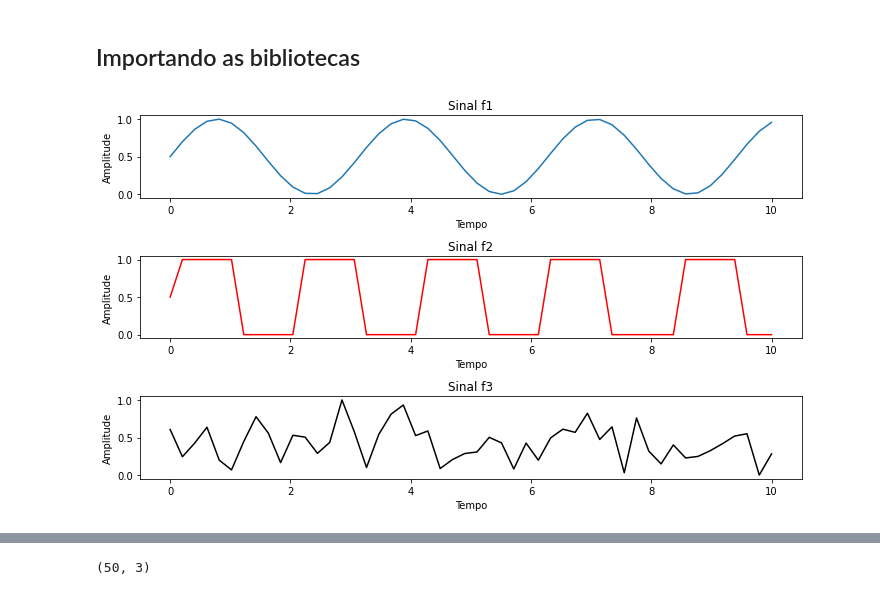
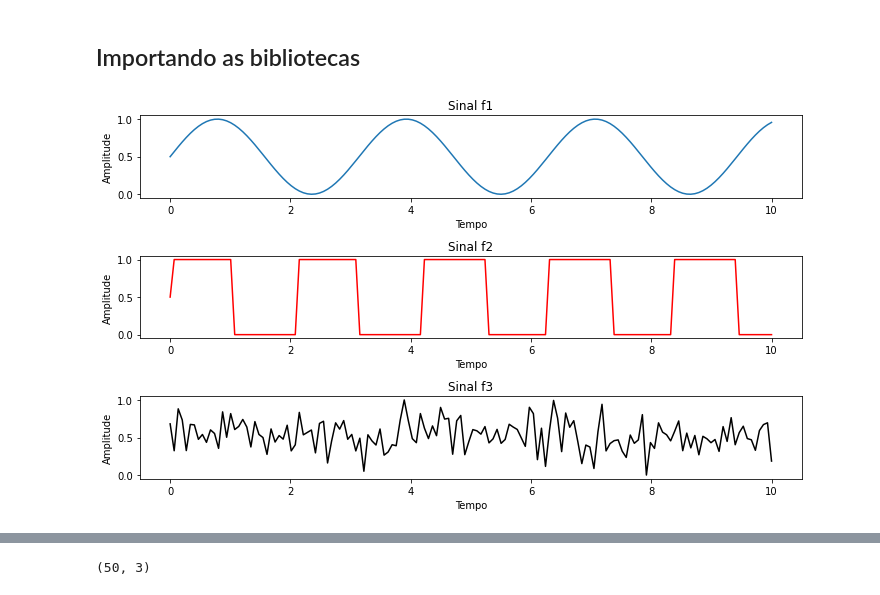
Before and after one commit to nielsencastelo/ICA_PCA, a Jupyter notebook: ica_pca.ipynb, the cells around one changed output, grey strips where cells are left out. Saved outputs shown, nothing was run; the diff lists cells and outputs as text; code cells hidden in the pictures.

```diff
--- a/ica_pca.ipynb
+++ b/ica_pca.ipynb
@@ -28,7 +28,7 @@ import numpy as np
 import matplotlib.pyplot as plt
 warnings.filterwarnings('ignore')
 # %%
-N = 50
+N = 150
 t = np.linspace(0, 10, N)  # gera N pontos entre 0 e 10
 
 # Cria 3 sinais
@@ -36,34 +36,34 @@ f1 = np.sin(2 * t)
 f1 = (f1 - np.min(f1)) / (np.max(f1) - np.min(f1))  # Normalização
 f2 = np.sign(np.sin(3 * t))
 f2 = (f2 - np.min(f2)) / (np.max(f2) - np.min(f2))  # Normalização
 f3 = 0.5 * np.random.randn(N)
 f3 = (f3 - np.min(f3)) / (np.max(f3) - np.min(f3))  # Normalização
 
 # Plotagem dos sinais normalizados
 plt.figure(figsize=(10, 6))
 
 plt.subplot(3, 1, 1)
 plt.plot(t, f1)
 plt.title('Sinal f1')
 plt.xlabel('Tempo')
 plt.ylabel('Amplitude')
 
 plt.subplot(3, 1, 2)
 plt.plot(t, f2, 'r')
 plt.title('Sinal f2')
 plt.xlabel('Tempo')
 plt.ylabel('Amplitude')
 
 plt.subplot(3, 1, 3)
 plt.plot(t, f3, 'k')
 plt.title('Sinal f3')
 plt.xlabel('Tempo')
 plt.ylabel('Amplitude')
 
 plt.tight_layout()
 plt.show()
 # %% [output]
-[figure, old version]
+[figure, new version]
 # %%
 # Gera uma matriz aleatória a com dimensão 3x3
 a = np.random.rand(3, 3)
```
Also changed, not shown: parts of 5 cells of this notebook.
